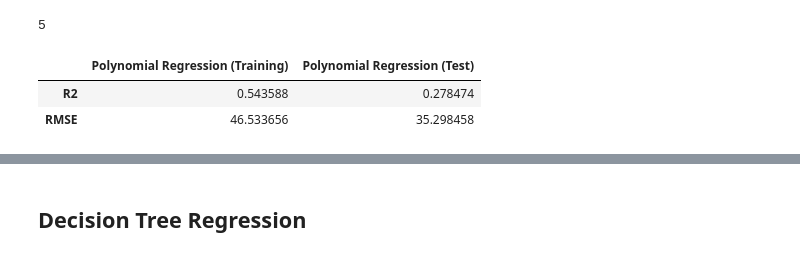
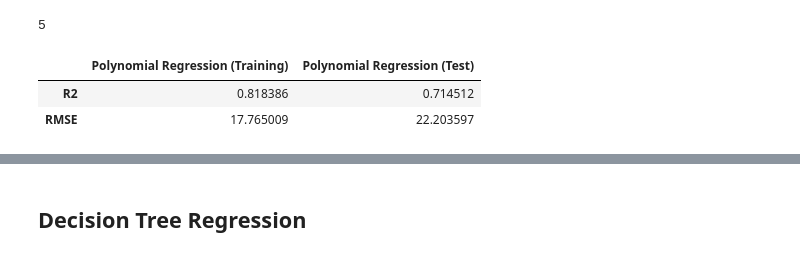
Before and after one commit to kanmaytacker/N-AAI-SLM, a Jupyter notebook: Assignment/predictive-maintenance-baseline-regression.ipynb, the cells around one changed output, grey strips where cells are left out. Drawn from its saved outputs; the diff is of its cells as text; code cells hidden in the pictures.

```diff
--- a/Assignment/predictive-maintenance-baseline-regression.ipynb
+++ b/Assignment/predictive-maintenance-baseline-regression.ipynb
@@ -193,0 +244,5 @@ def plot_residual(model, y_train, y_train_pred, y_test, y_test_pred):
+# %%
+
+visualizer = RFECV(LinearRegression())         # Finalize and render the figure
+visualizer.fit(X_pruned, y_pruned)        # Fit the data to the visualizer
+visualizer.show()
@@ -213,0 +272,5 @@ plot_features_weights("Linear Regression", linear_regressor.coef_, features, "c"
+# %%
+visualizer = yr.ResidualsPlot(LinearRegression())
+visualizer.fit(X_pruned, y_pruned)
+visualizer.score(X_test, y_test)
+visualizer.show()
@@ -340,23 +497,23 @@ best_degree
 5
 # %%
 # Create polynomial features
-poly_features = PolynomialFeatures(degree=5)
-X_train_poly = poly_features.fit_transform(training_data[features])
-X_test_poly = poly_features.fit_transform(test_data[features])
+poly_features = PolynomialFeatures(degree=4)
+X_train_poly = poly_features.fit_transform(X_pruned)
+X_test_poly = poly_features.fit_transform(X_test)
 # %%
 # Fit polynomial regression model and make predictions
 polynomial_regressor = LinearRegression()
 training_predictions, test_predictions = train_model_and_predict(
-    polynomial_regressor, X_train_poly, training_data[target], X_test_poly
+    polynomial_regressor, X_train_poly, y_pruned, X_test_poly
 )
 # %%
 # Calculate metrics
 polynomial_regression_metrics = calculate_regression_metrics(
-    "Polynomial Regression", y_train, training_predictions, y_test, test_predictions
+    "Polynomial Regression", y_pruned, training_predictions, y_test, test_predictions
 )
 polynomial_regression_metrics
 # %% [output]
 |  | Polynomial Regression (Training) | Polynomial Regression (Test) |
-| R2 | 0.543588 | 0.278474 |
-| RMSE | 46.533656 | 35.298458 |
+| R2 | 0.818386 | 0.714512 |
+| RMSE | 17.765009 | 22.203597 |
 # %%
```
Also changed, not shown: parts of 67 cells of this notebook, 2 other files.
